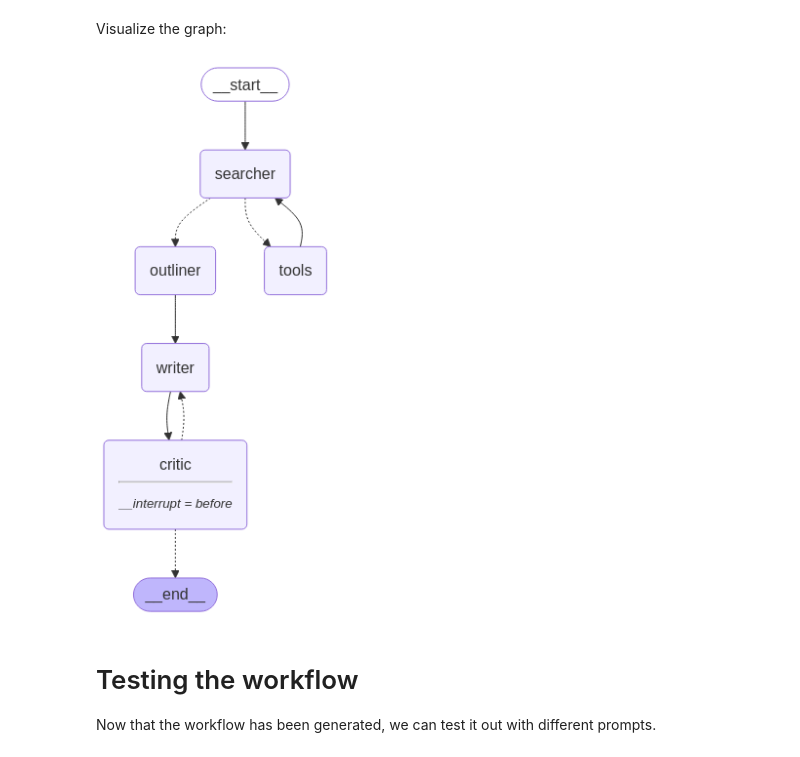
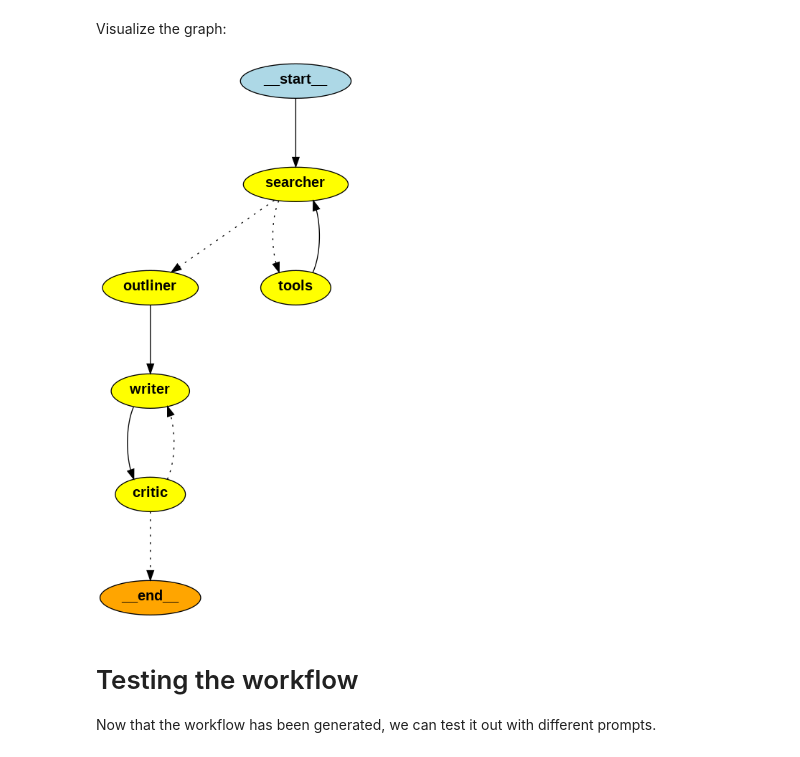
Before and after one commit to glroland/nm-hackathon-notebooks, a Jupyter notebook: nm_agentic_hackathon.ipynb, the cells around one changed output. Saved outputs shown, nothing was run; the diff lists cells and outputs as text; code cells hidden in the pictures.

```diff
--- a/nm_agentic_hackathon.ipynb
+++ b/nm_agentic_hackathon.ipynb
@@ -220,11 +221,9 @@ graph = workflow.compile(checkpointer=checkpointer, interrupt_before=['critic'])
 # %% [markdown]
 Visualize the graph:
 # %%
-display ( Image(graph.get_graph().draw_mermaid_png(
-    draw_method=MermaidDrawMethod.API,
-)))
+display(Image(graph.get_graph().draw_png()))
 # %% [output]
-[figure, old version]
+[figure, new version]
 # %% [markdown]
 # Testing the workflow
 Now that the workflow has been generated, we can test it out with different prompts.
```
Also changed, not shown: parts of 2 cells of this notebook, 3 other files.
